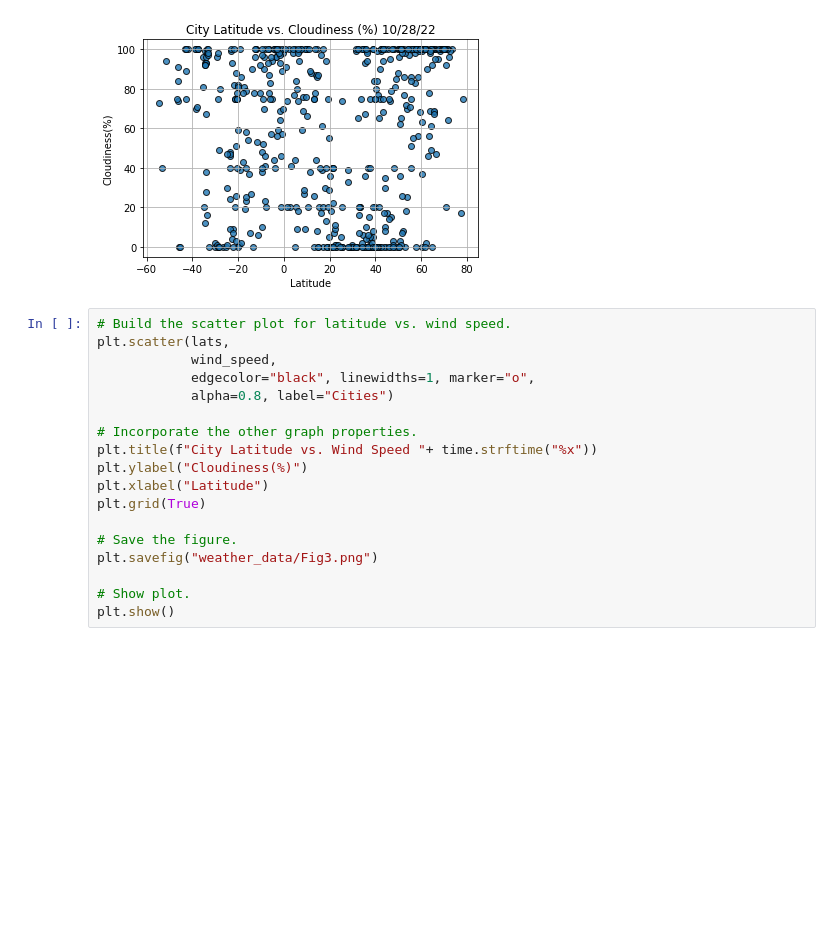
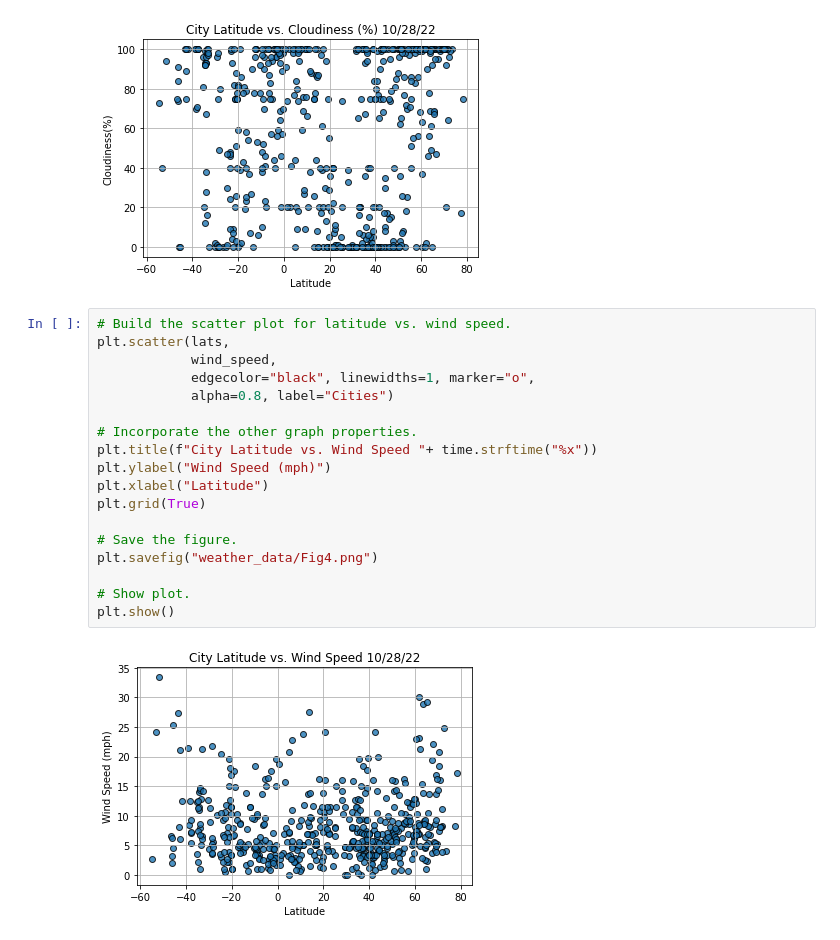
Before and after one commit to domivillacis/World_Weather_Analysis, a Jupyter notebook: WeatherPy.ipynb, the cells around one changed output. Saved outputs shown, nothing was run; the diff lists cells and outputs as text; blank space fills up the shorter version.

Commit message:
WeatherPy file updated

```diff
--- a/WeatherPy.ipynb
+++ b/WeatherPy.ipynb
@@ -263,18 +263,20 @@ plt.show()
 # %%
 # Build the scatter plot for latitude vs. wind speed.
 plt.scatter(lats,
             wind_speed,
             edgecolor="black", linewidths=1, marker="o",
             alpha=0.8, label="Cities")
 
 # Incorporate the other graph properties.
 plt.title(f"City Latitude vs. Wind Speed "+ time.strftime("%x"))
-plt.ylabel("Cloudiness(%)")
+plt.ylabel("Wind Speed (mph)")
 plt.xlabel("Latitude")
 plt.grid(True)
 
 # Save the figure.
-plt.savefig("weather_data/Fig3.png")
+plt.savefig("weather_data/Fig4.png")
 
 # Show plot.
 plt.show()
+# %% [output]
+[figure, added]
```
